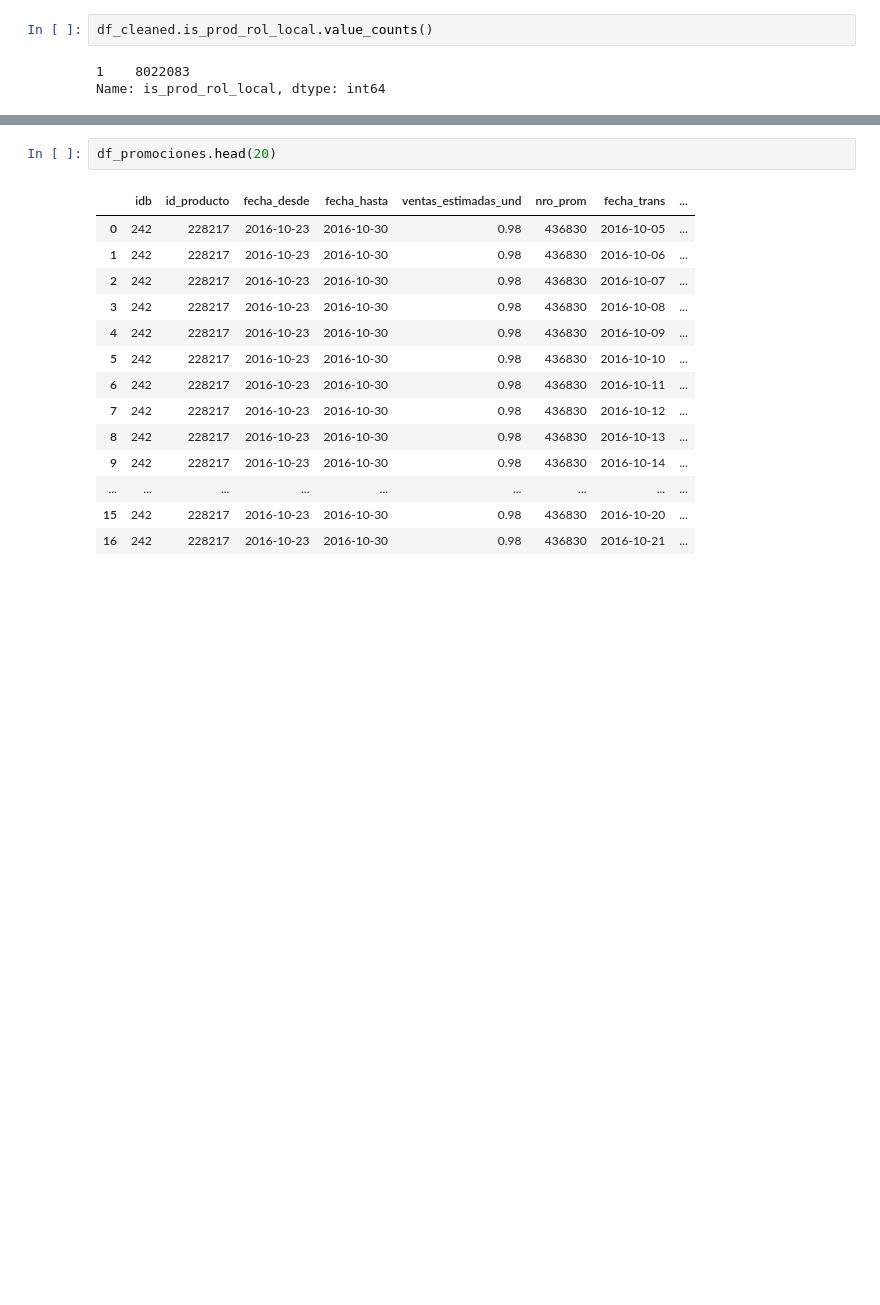
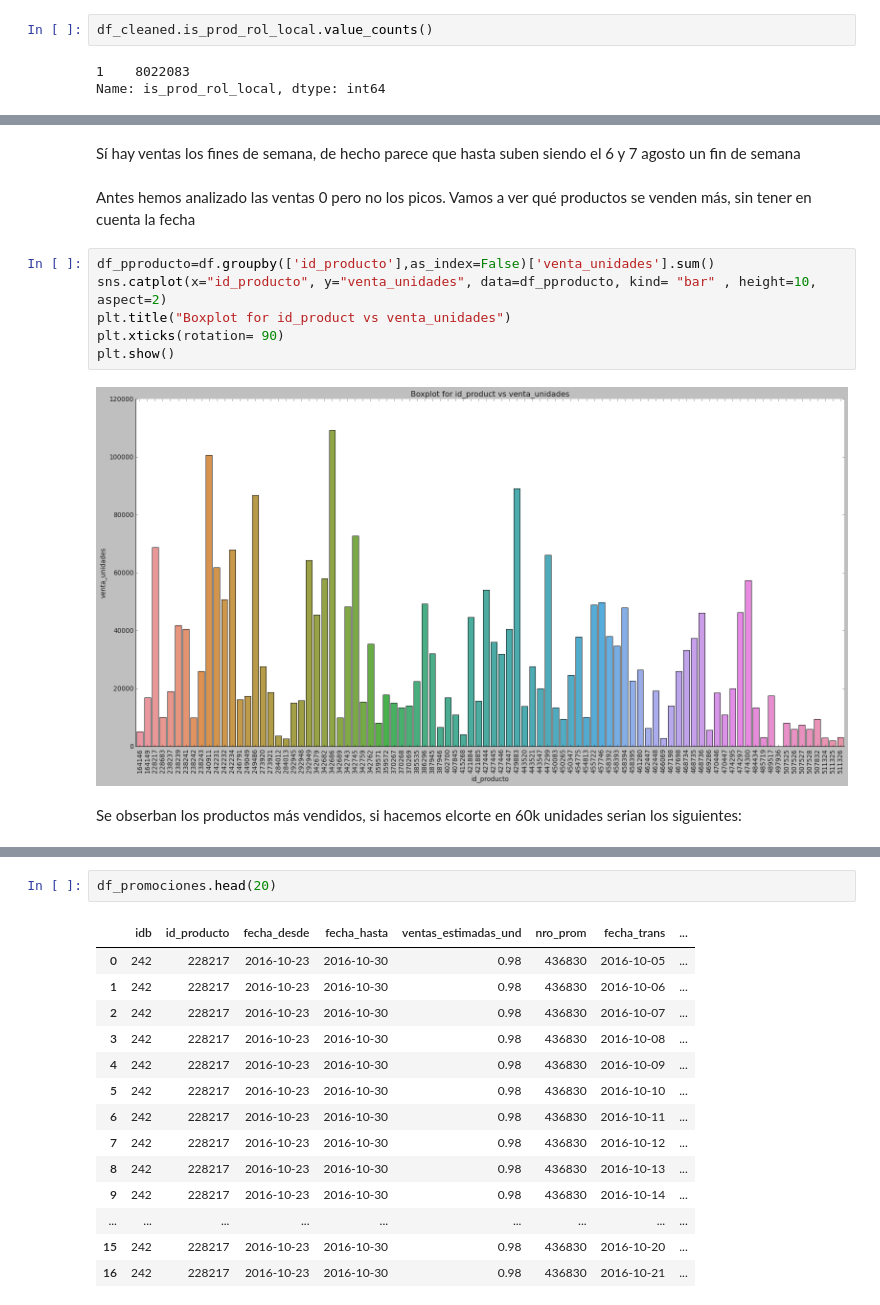
Before and after one commit to ErikaMelt/deodorants-project, a Jupyter notebook: eda/eda_carme.ipynb, the cells around one changed output, grey strips where cells are left out. Saved outputs shown, nothing was run; the diff lists cells and outputs as text; blank space fills up the shorter version.

```diff
--- a/eda/eda_carme.ipynb
+++ b/eda/eda_carme.ipynb
@@ -168,0 +170,14 @@ df["venta_unidades"].plot(linewidth=0.1)
+# %% [markdown]
+Sí hay ventas los fines de semana, de hecho parece que hasta suben siendo el 6 y 7 agosto un fin de semana
+# %% [markdown]
+Antes hemos analizado las ventas 0 pero no los picos. Vamos a ver qué productos se venden más, sin tener en cuenta la fecha
+# %%
+df_pproducto=df.groupby(['id_producto'],as_index=False)['venta_unidades'].sum()
+sns.catplot(x="id_producto", y="venta_unidades", data=df_pproducto, kind= "bar" , height=10, aspect=2)
+plt.title("Boxplot for id_product vs venta_unidades")
+plt.xticks(rotation= 90)
+plt.show()
+# %% [output]
+[figure, added]
+# %% [markdown]
+Se obserban los productos más vendidos, si hacemos elcorte en 60k unidades serian los siguientes:
```
Also changed, not shown: parts of 35 cells of this notebook.
